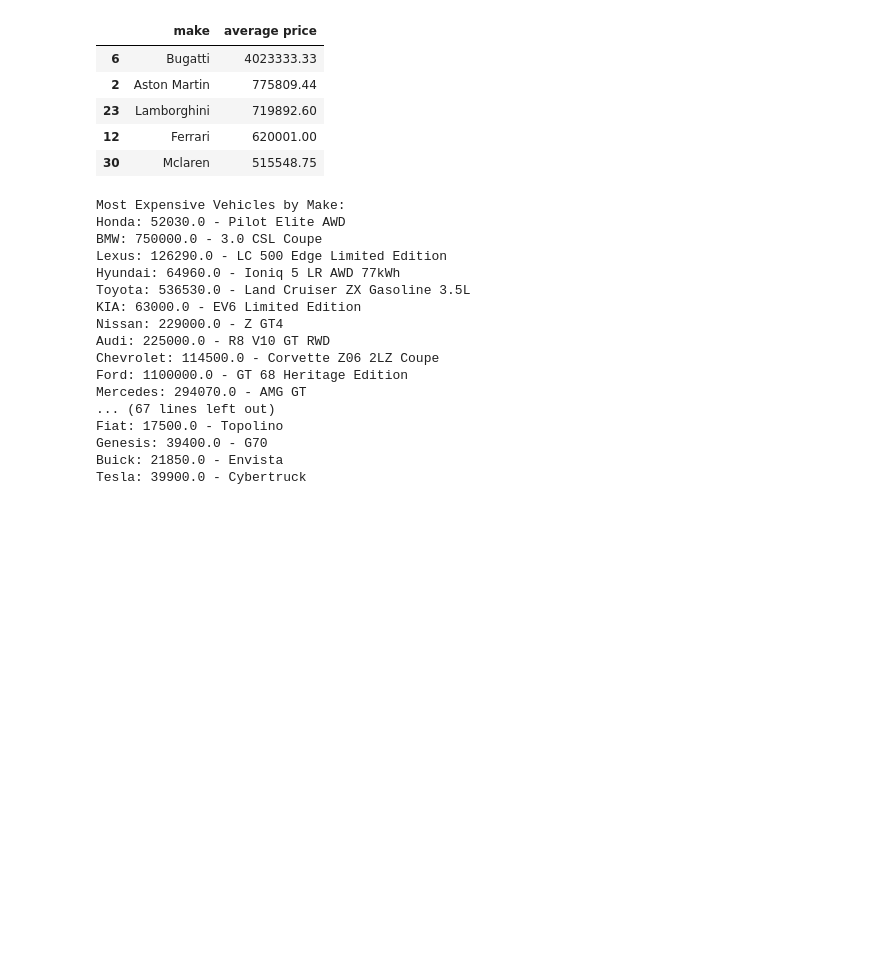
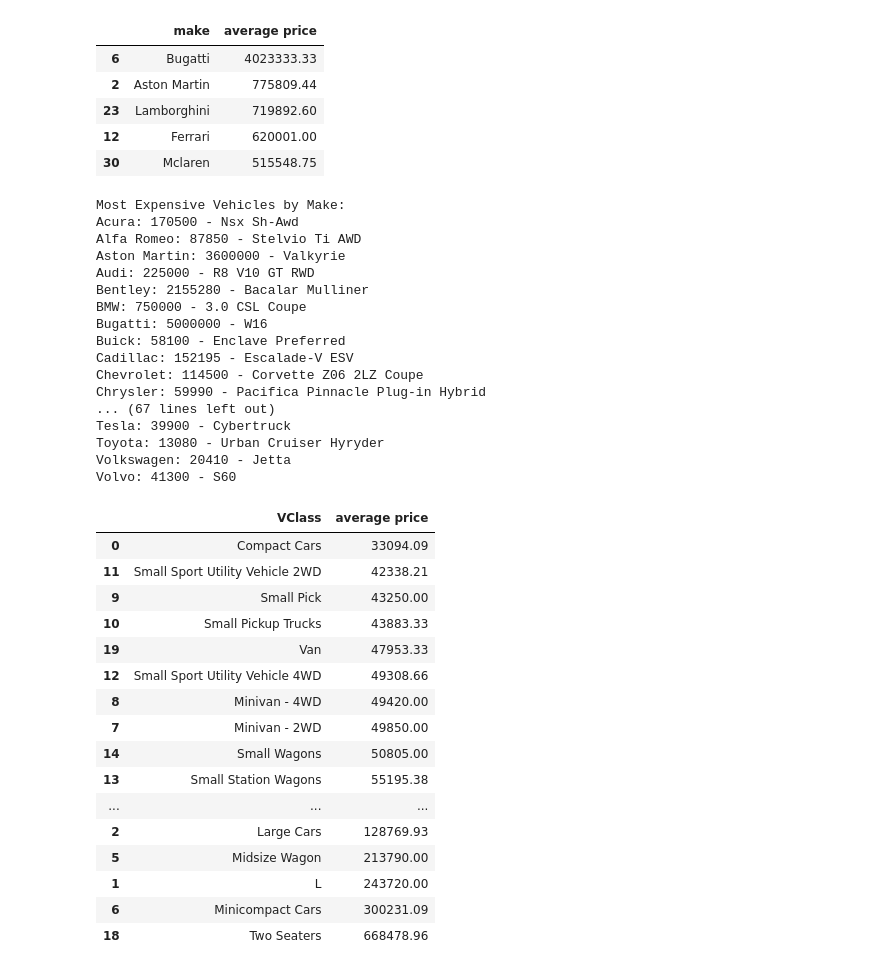
Before and after one commit to raniljoshua/Data-Analysis-Bootcamp_Project-1, a Jupyter notebook: vehicle_analysis.ipynb, the cells around one changed output. Cells and saved outputs as stored; diff of their text form; code cells hidden in the pictures; blank space fills up the shorter version.

```diff
--- a/vehicle_analysis.ipynb
+++ b/vehicle_analysis.ipynb
@@ -104,10 +107,10 @@ most_expensive_by_make = {}
 least_expensive_by_make = {}
 
 #loop through each make of vehicle
-unique_makes = car_prices_df['make'].unique()
+unique_makes = combined_vehicle_df['make'].unique()
 for make in unique_makes:
 
-    make_data = car_prices_df[car_prices_df['make'] == make]
+    make_data = combined_vehicle_df[combined_vehicle_df['make'] == make]
     #find most and lest expensive models per make
     most_expensive = make_data.loc[make_data['price'].idxmax()]
     least_expensive = make_data.loc[make_data['price'].idxmin()]
@@ -125,19 +128,51 @@ for make, vehicle in least_expensive_by_make.items():
     print(f"{make}: {vehicle['price']} - {vehicle['model']}")
 # %% [output]
 Most Expensive Vehicles by Make:
-Honda: 52030.0 - Pilot Elite AWD
-BMW: 750000.0 - 3.0 CSL Coupe
-Lexus: 126290.0 - LC 500 Edge Limited Edition
-Hyundai: 64960.0 - Ioniq 5 LR AWD 77kWh
-Toyota: 536530.0 - Land Cruiser ZX Gasoline 3.5L
-KIA: 63000.0 - EV6 Limited Edition
-Nissan: 229000.0 - Z GT4
-Audi: 225000.0 - R8 V10 GT RWD
-Chevrolet: 114500.0 - Corvette Z06 2LZ Coupe
-Ford: 1100000.0 - GT 68 Heritage Edition
-Mercedes: 294070.0 - AMG GT
+Acura: 170500 - Nsx Sh-Awd
+Alfa Romeo: 87850 - Stelvio Ti AWD
+Aston Martin: 3600000 - Valkyrie
+Audi: 225000 - R8 V10 GT RWD
+Bentley: 2155280 - Bacalar Mulliner
+BMW: 750000 - 3.0 CSL Coupe
+Bugatti: 5000000 - W16
+Buick: 58100 - Enclave Preferred
+Cadillac: 152195 - Escalade-V ESV
+Chevrolet: 114500 - Corvette Z06 2LZ Coupe
+Chrysler: 59990 - Pacifica Pinnacle Plug-in Hybrid
 ... (67 lines left out)
-Fiat: 17500.0 - Topolino
-Genesis: 39400.0 - G70
-Buick: 21850.0 - Envista
-Tesla: 39900.0 - Cybertruck
+Tesla: 39900 - Cybertruck
+Toyota: 13080 - Urban Cruiser Hyryder
+Volkswagen: 20410 - Jetta
+Volvo: 41300 - S60
+# %%
+#find the average price of vehicle per class of car
+average_prices_per_class = combined_vehicle_df.groupby("VClass")["price"].mean().reset_index()
+
+#change column name to average price
+column_name_mapping = {
+    "price": "average price"}
+average_prices_per_class=average_prices_per_class.rename(columns=column_name_mapping)
+
+#put in ascending order by price
+average_prices_per_class= average_prices_per_class.sort_values(by="average price", ascending= True)
+
+#average price per class of car lowest to highest
+average_prices_per_class
+# %% [output]
+|  | VClass | average price |
+| 0 | Compact Cars | 33094.09 |
+| 11 | Small Sport Utility Vehicle 2WD | 42338.21 |
+| 9 | Small Pick | 43250.00 |
+| 10 | Small Pickup Trucks | 43883.33 |
+| 19 | Van | 47953.33 |
+| 12 | Small Sport Utility Vehicle 4WD | 49308.66 |
+| 8 | Minivan - 4WD | 49420.00 |
+| 7 | Minivan - 2WD | 49850.00 |
+| 14 | Small Wagons | 50805.00 |
+| 13 | Small Station Wagons | 55195.38 |
+| ... | ... | ... |
+| 2 | Large Cars | 128769.93 |
+| 5 | Midsize Wagon | 213790.00 |
+| 1 | L | 243720.00 |
+| 6 | Minicompact Cars | 300231.09 |
+| 18 | Two Seaters | 668478.96 |
```
Also changed, not shown: parts of 7 cells of this notebook.
